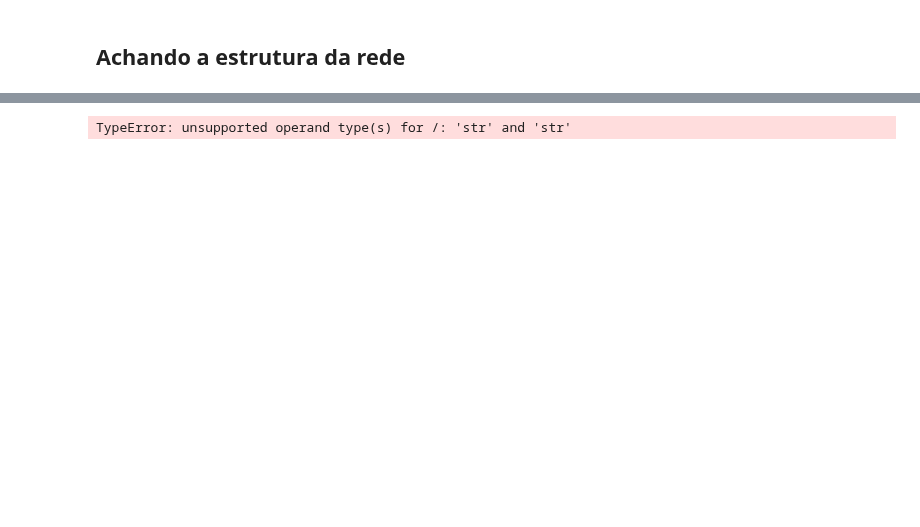
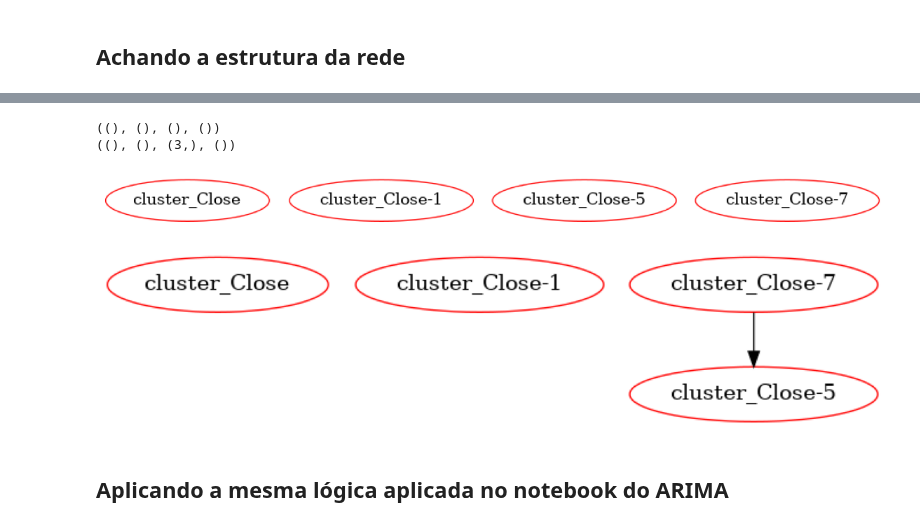
Before and after one commit to cafe-com-analytics/stock_market_index_daily_direction, a Jupyter notebook: notebooks/01_reproducing_paper_using_pomegranate.ipynb, the cells around one changed output, grey strips where cells are left out. Drawn from its saved outputs; the diff is of its cells as text; code cells hidden in the pictures; blank space fills up the shorter version.

```diff
--- a/notebooks/01_reproducing_paper_using_pomegranate.ipynb
+++ b/notebooks/01_reproducing_paper_using_pomegranate.ipynb
@@ -267,9 +192,9 @@ Constraint Graph
 # %%
 a = networkx.DiGraph()
 b = lst_cluster.copy()
-b.remove('cluster_rt')
+b.remove('cluster_Close')
 
-a.add_edge(tuple(np.arange(len(X_train_network.columns[:-1]))), tuple([X_train_network.columns.get_loc('cluster_rt')]))
+a.add_edge(tuple(np.arange(len(X_train.columns[1:]))), tuple([X_train.columns.get_loc('cluster_Close')]))
 
 print("Constraint Graph")
 plt.figure(figsize=(5, 5))
@@ -281,11 +216,16 @@ Constraint Graph
 # %%
 for algorith in ["exact", "greedy"]:
     model = BayesianNetwork.from_samples(
-        X_train_network[lst_cluster], algorithm=algorith, state_names=lst_cluster, constraint_graph=a
-        , reduce_dataset=False, n_jobs=-1, include_edges=
+        X_train[lst_cluster], algorithm=algorith, state_names=lst_cluster, constraint_graph=a
+        , reduce_dataset=False, n_jobs=-1
         )
     print(model.structure)
     plt.figure(figsize=(20, 5))
     model.plot()
 # %% [output]
-TypeError: unsupported operand type(s) for /: 'str' and 'str'
+((), (), (), ())
+((), (), (3,), ())
+[figure, added]
+[figure, added]
+# %% [markdown]
+## Aplicando a mesma lógica aplicada no notebook do ARIMA
```
Also changed, not shown: parts of 18 cells of this notebook, 2 other files.
